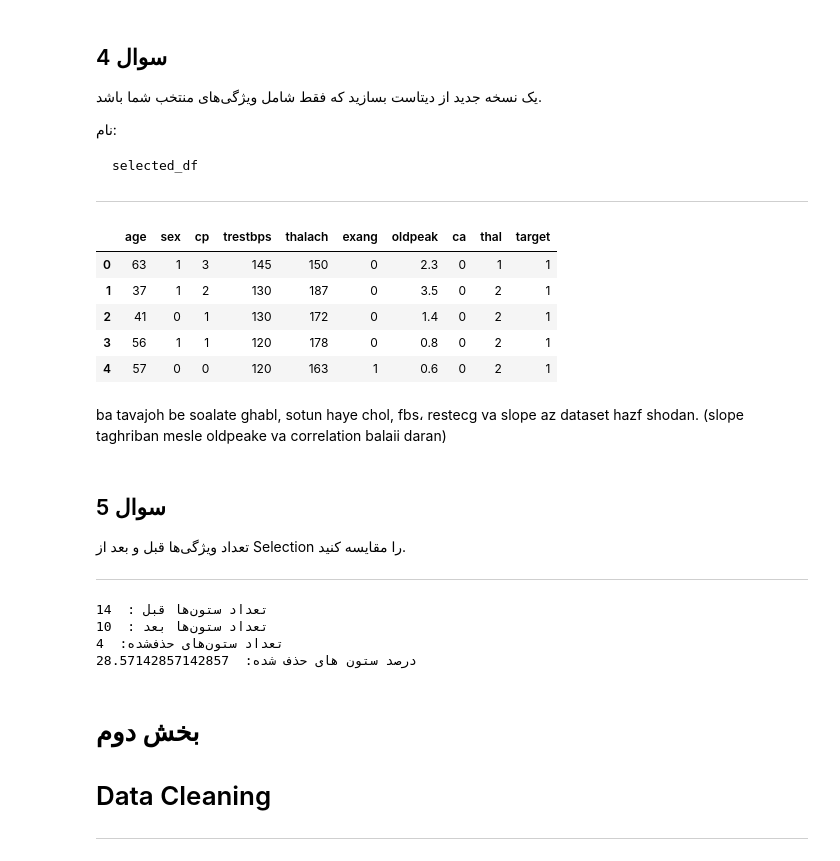
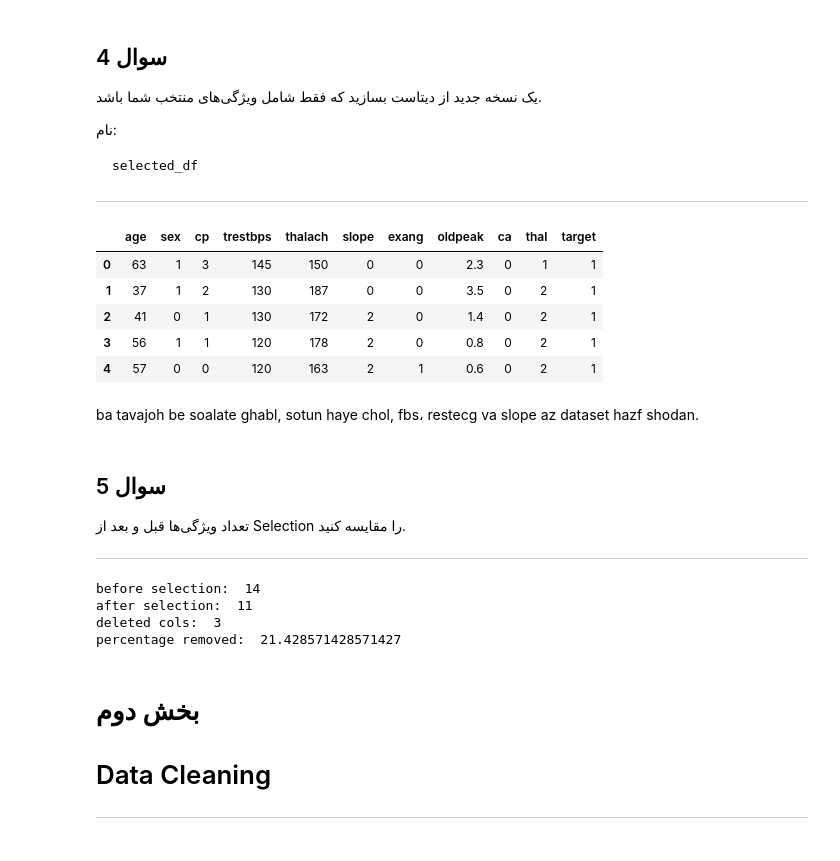
Before and after one commit to MehradAmiresmi/Data-Mining-Answer, a Jupyter notebook: 002_Data Preparation/task002_data_preparation.ipynb, the cells around one changed output. Cells and saved outputs as stored; diff of their text form; code cells hidden in the pictures.

```diff
--- a/002_Data Preparation/task002_data_preparation.ipynb
+++ b/002_Data Preparation/task002_data_preparation.ipynb
@@ -246,21 +248,19 @@ selected_df
 
 ---
 # %%
-selected_columns = ["age", "sex", "cp", "trestbps", "thalach",
-                    "exang", "oldpeak", "ca", "thal", "target"]
+selected_columns = ["age", "sex", "cp", "trestbps", "thalach", "slope", "exang", "oldpeak", "ca", "thal", "target"]
 
 selected_df = df[selected_columns].copy()
 selected_df.head()
 # %% [output]
-|  | age | sex | cp | trestbps | thalach | exang | oldpeak | ca | thal | target |
-| 0 | 63 | 1 | 3 | 145 | 150 | 0 | 2.3 | 0 | 1 | 1 |
-| 1 | 37 | 1 | 2 | 130 | 187 | 0 | 3.5 | 0 | 2 | 1 |
-| 2 | 41 | 0 | 1 | 130 | 172 | 0 | 1.4 | 0 | 2 | 1 |
-| 3 | 56 | 1 | 1 | 120 | 178 | 0 | 0.8 | 0 | 2 | 1 |
-| 4 | 57 | 0 | 0 | 120 | 163 | 1 | 0.6 | 0 | 2 | 1 |
+|  | age | sex | cp | trestbps | thalach | slope | exang | oldpeak | ca | thal | target |
+| 0 | 63 | 1 | 3 | 145 | 150 | 0 | 0 | 2.3 | 0 | 1 | 1 |
+| 1 | 37 | 1 | 2 | 130 | 187 | 0 | 0 | 3.5 | 0 | 2 | 1 |
+| 2 | 41 | 0 | 1 | 130 | 172 | 2 | 0 | 1.4 | 0 | 2 | 1 |
+| 3 | 56 | 1 | 1 | 120 | 178 | 2 | 0 | 0.8 | 0 | 2 | 1 |
+| 4 | 57 | 0 | 0 | 120 | 163 | 2 | 1 | 0.6 | 0 | 2 | 1 |
 # %% [markdown]
 ba tavajoh be soalate ghabl, sotun haye chol, fbs، restecg va slope az dataset hazf shodan.
-(slope taghriban mesle oldpeake va correlation balaii daran)
 # %% [markdown]
 ## سوال 5
 
@@ -268,15 +268,15 @@ ba tavajoh be soalate ghabl, sotun haye chol, fbs، restecg va slope az dataset
 
 ---
 # %%
-print("تعداد ستون‌ها قبل : ", df.shape[1])
-print("تعداد ستون‌ها بعد : ", selected_df.shape[1])
-print("تعداد ستون‌های حذف‌شده: ", df.shape[1] - selected_df.shape[1])
-print("درصد ستون های حذف شده: ", (df.shape[1] - selected_df.shape[1]) / df.shape[1] * 100)
+print("before selection: ", df.shape[1])
+print("after selection: ", selected_df.shape[1])
+print("deleted cols: ", df.shape[1] - selected_df.shape[1])
+print("percentage removed: ", (df.shape[1] - selected_df.shape[1]) / df.shape[1] * 100)
 # %% [output]
-تعداد ستون‌ها قبل :  14
-تعداد ستون‌ها بعد :  10
-تعداد ستون‌های حذف‌شده:  4
-درصد ستون های حذف شده:  28.57142857142857
+before selection:  14
+after selection:  11
+deleted cols:  3
+percentage removed:  21.428571428571427
 # %% [markdown]
 # بخش دوم
 
```
Also changed, not shown: parts of 43 cells of this notebook.
